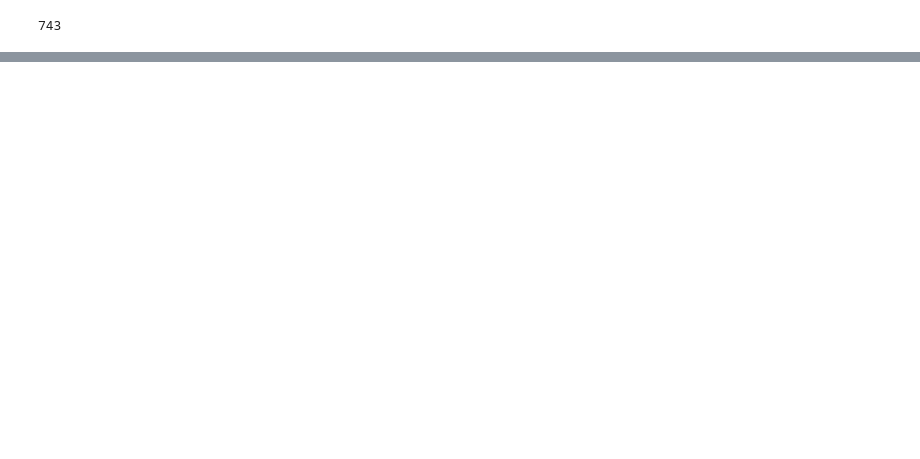
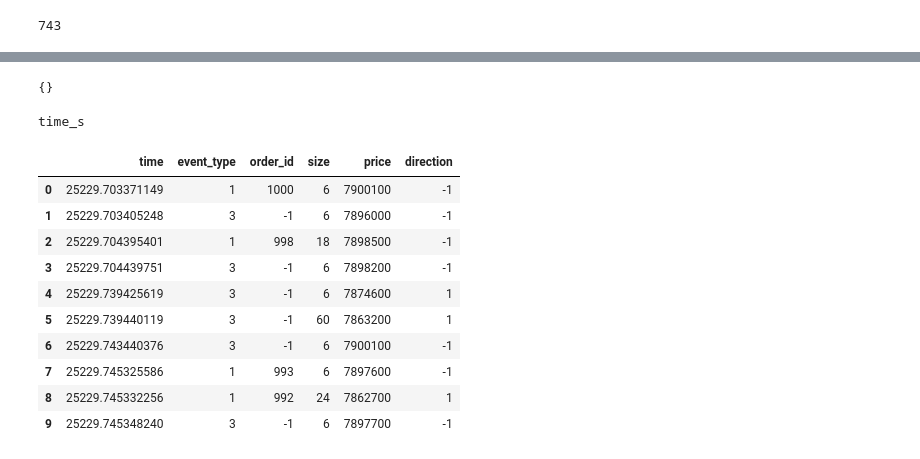
Before and after one commit to george-nigm/LOBS5, a Jupyter notebook: lob/generation_standalone.ipynb, the cells around one changed output, grey strips where cells are left out. Saved outputs shown, nothing was run; the diff lists cells and outputs as text; code cells hidden in the pictures; blank space fills up the shorter version.

```diff
--- a/lob/generation_standalone.ipynb
+++ b/lob/generation_standalone.ipynb
@@ -218,0 +361,23 @@ Traced<ShapedArray(float32[1,500])>with<DynamicJaxprTrace(level=6/0)>).
+# %%
+v.DECODING
+# %% [output]
+{}
+# %%
+for field in ['time_s']:
+    print(field)
+# %% [output]
+time_s
+# %%
+inference.msg_to_lobster_format( msgs_decoded[0:10])
+# %% [output]
+|  | time | event_type | order_id | size | price | direction |
+| 0 | 25229.703371149 | 1 | 1000 | 6 | 7900100 | -1 |
+| 1 | 25229.703405248 | 3 | -1 | 6 | 7896000 | -1 |
+| 2 | 25229.704395401 | 1 | 998 | 18 | 7898500 | -1 |
+| 3 | 25229.704439751 | 3 | -1 | 6 | 7898200 | -1 |
+| 4 | 25229.739425619 | 3 | -1 | 6 | 7874600 | 1 |
+| 5 | 25229.739440119 | 3 | -1 | 60 | 7863200 | 1 |
+| 6 | 25229.743440376 | 3 | -1 | 6 | 7900100 | -1 |
+| 7 | 25229.745325586 | 1 | 993 | 6 | 7897600 | -1 |
+| 8 | 25229.745332256 | 1 | 992 | 24 | 7862700 | 1 |
+| 9 | 25229.745348240 | 3 | -1 | 6 | 7897700 | -1 |
```
Also changed, not shown: parts of 21 cells of this notebook, 7 other files.
